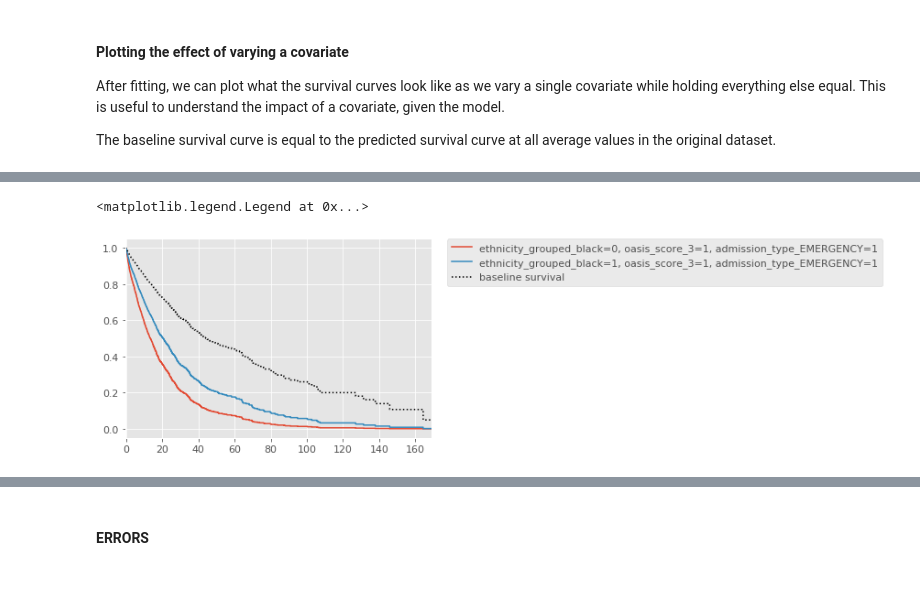
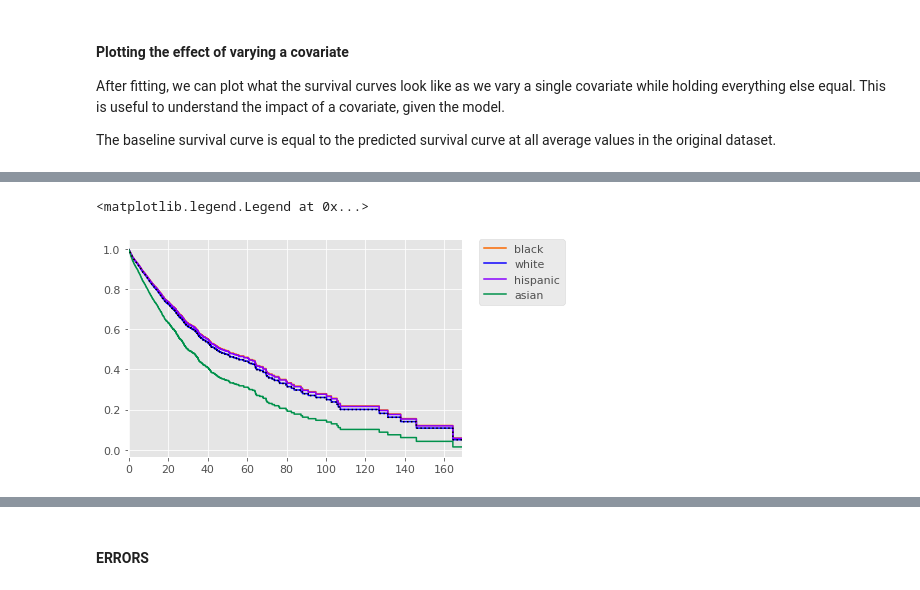
Before and after one commit to bseewald/fairness-ml-health, a Jupyter notebook: notebooks/mimic-iii/regression/cox_regression.ipynb, the cells around one changed output, grey strips where cells are left out. Drawn from its saved outputs; the diff is of its cells as text; code cells hidden in the pictures.

```diff
--- a/notebooks/mimic-iii/regression/cox_regression.ipynb
+++ b/notebooks/mimic-iii/regression/cox_regression.ipynb
@@ -499,10 +534,12 @@ cx.plot_covariate_groups('ethnicity_grouped_white', values=[0, 1]);
 # %%
-cx.plot_covariate_groups(['ethnicity_grouped_black', 'oasis_score_3', 'admission_type_EMERGENCY'],
-                         values=[[0, 1, 1], [1, 1, 1]]);
-plt.legend(bbox_to_anchor=(1.05, 1), loc='upper left', borderaxespad=0.)
+cx.plot_covariate_groups(['ethnicity_grouped_black', 'ethnicity_grouped_white', 'ethnicity_grouped_hispanic'],
+                         values=[[1, 0, 0], [0, 1, 0], [0, 0, 1], [0, 0, 0]],
+                         color=['#fa6800', '#0d00ff', '#8800ff', '#00914b']);
+plt.legend(bbox_to_anchor=(1.05, 1), loc='upper left', borderaxespad=0.,
+          labels=('black', 'white', 'hispanic', 'asian'))
 
-# Conditional Statistical Parity
-# P(S > sHR | L = l, G = m) = P(S > sHR | L = l, G = f)
+# group fairness NOK
+# P(S > s | G = asian) = P(S > s | G = not asian)
 # %% [output]
 <matplotlib.legend.Legend at 0x...>
-[figure, old version]
+[figure, new version]
```
Also changed, not shown: parts of 16 cells of this notebook.
